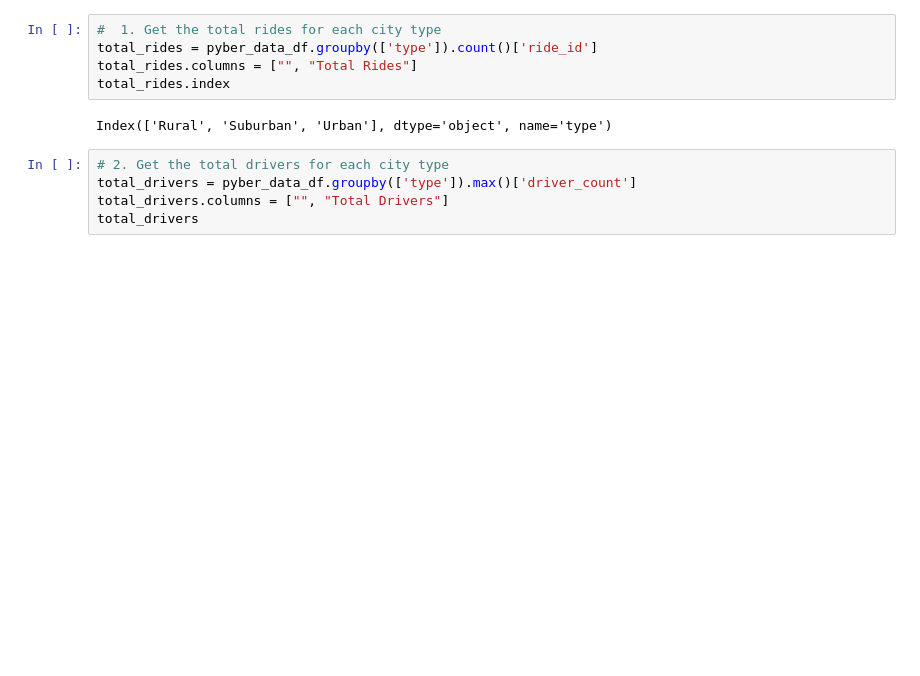
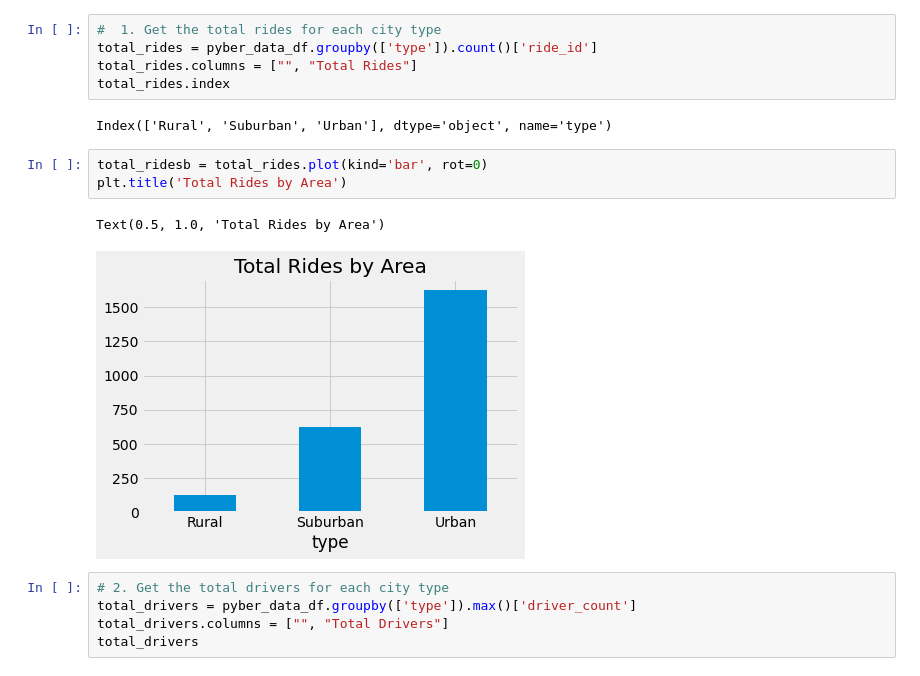
Before and after one commit to JDittes/PyBer_Analysis, a Jupyter notebook: PyBer_Challenge.ipynb, the cells around one changed output. Saved outputs shown, nothing was run; the diff lists cells and outputs as text; blank space fills up the shorter version.

Commit message:
final changes, updated graphics

```diff
--- a/PyBer_Challenge.ipynb
+++ b/PyBer_Challenge.ipynb
@@ -40,6 +40,12 @@ total_rides.columns = ["", "Total Rides"]
 total_rides.index
 # %% [output]
 Index(['Rural', 'Suburban', 'Urban'], dtype='object', name='type')
+# %%
+total_ridesb = total_rides.plot(kind='bar', rot=0)
+plt.title('Total Rides by Area')
+# %% [output]
+Text(0.5, 1.0, 'Total Rides by Area')
+[figure, added]
 # %%
 # 2. Get the total drivers for each city type
 total_drivers = pyber_data_df.groupby(['type']).max()['driver_count']
```
Also changed, not shown: parts of 3 cells of this notebook, 5 other files.
